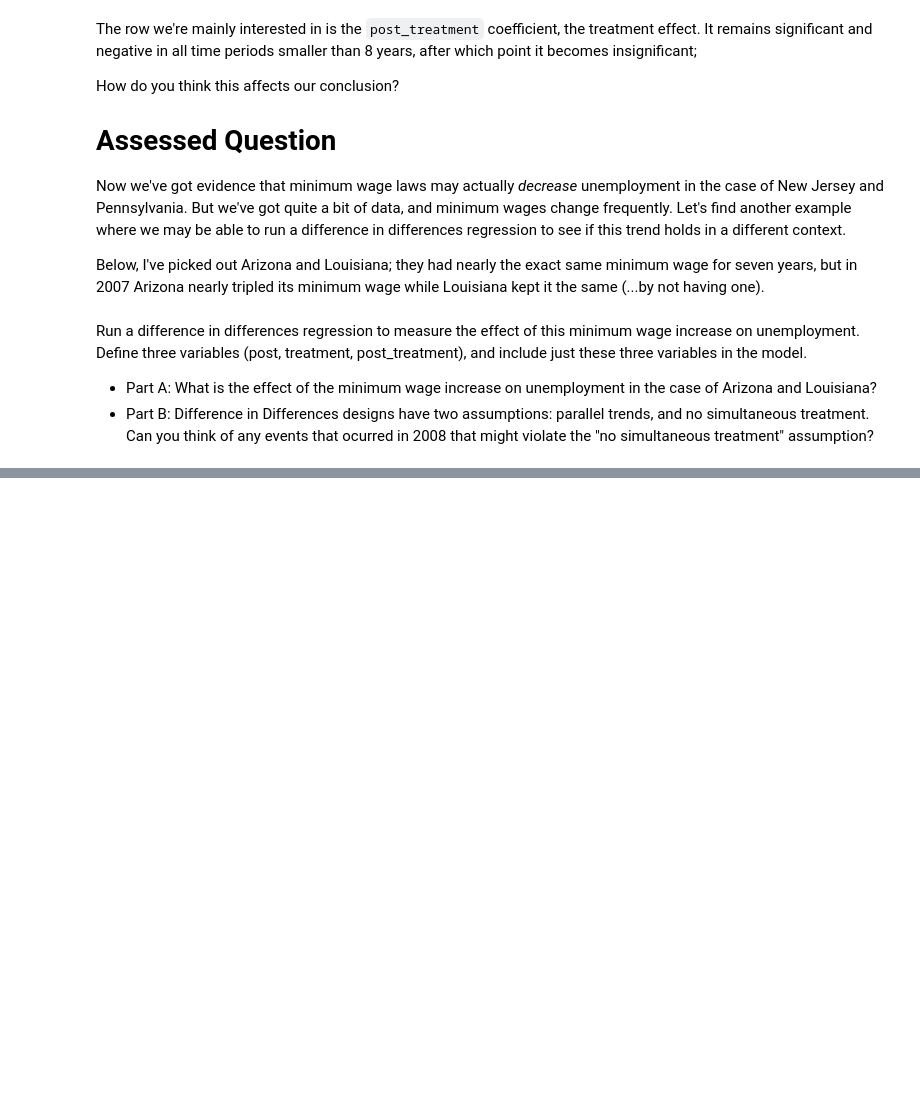
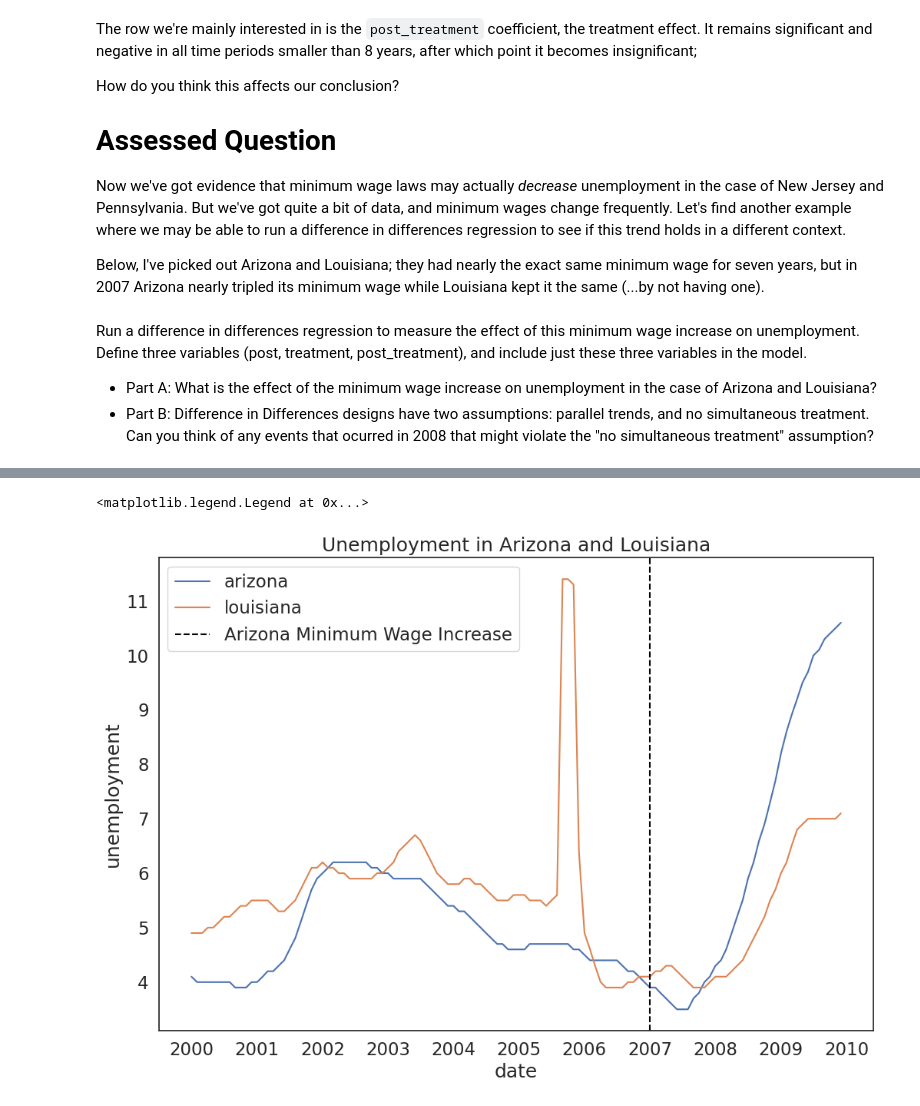
Before and after one commit to aliyat1401/QM2, a Jupyter notebook: W8aliya.ipynb, the cells around one changed output, grey strips where cells are left out. Cells and saved outputs as stored; diff of their text form; code cells hidden in the pictures; blank space fills up the shorter version.

```diff
--- a/W8aliya.ipynb
+++ b/W8aliya.ipynb
@@ -339,3 +386,18 @@ Run a difference in differences regression to measure the effect of this minimum
 
 * Part A: What is the effect of the minimum wage increase on unemployment in the case of Arizona and Louisiana?
 * Part B: Difference in Differences designs have two assumptions: parallel trends, and no simultaneous treatment. Can you think of any events that ocurred in 2008 that might violate the "no simultaneous treatment" assumption?
+# %%
+# Subset data for Arizona and Louisiana
+did2=df_s[(df_s['state'].isin(['arizona', 'louisiana']))&(df_s['date']>='2000')& (df_s['date']<'2010')]
+
+# Create the 'post' variable (1 if after 2007, 0 otherwise)
+did2['post'] = np.where(did2['date'] >= '2007-01-01', 1, 0)
+
+# Create the 'treatment' variable (1 for Arizona, 0 for Louisiana)
+did2['treatment'] = np.where(did2['state'] == 'arizona', 1, 0)
+
+# Create the 'post_treatment' interaction variable
+did2['post_treatment'] = did2['post'] * did2['treatment']
+# Plot minimum wage trends
+fig = px.line(did2, x='date', y='minwage', color='state', title="Minimum Wages in Arizona and Louisiana")
+fig.show()
@@ -341,0 +406,13 @@ Run a difference in differences regression to measure the effect of this minimum
+# %%
+# Plot minimum wage trends
+fig = px.line(did2, x='date', y='minwage', color='state', title="Minimum Wages in Arizona and Louisiana")
+fig.show()
+did2['post']=np.where(did2['date']>= '2007-01-01',1,0)
+did2['treatment']=np.where(did2['state']=='arizona',1,0)
+did2['post_treatment']=did2['post']*did2['treatment']
+did2=did2[(did2['date']>='2000-01-01') & (did2['date']<='2010-01-01')]
+sns.lineplot(data=did2,x='date',y='unemployment',hue='state')
+plt.axvline(pd.to_datetime('2007-01-01'),color='black',linestyle='dashed', label='Arizona Minimum Wage Increase')
+plt.title('Unemployment in Arizona and Louisiana')
+plt.legend()
+# %% [output]
@@ -341,0 +420,2 @@ Run a difference in differences regression to measure the effect of this minimum
+<matplotlib.legend.Legend at 0x...>
+[figure, added]
```
Also changed, not shown: parts of 18 cells of this notebook.
